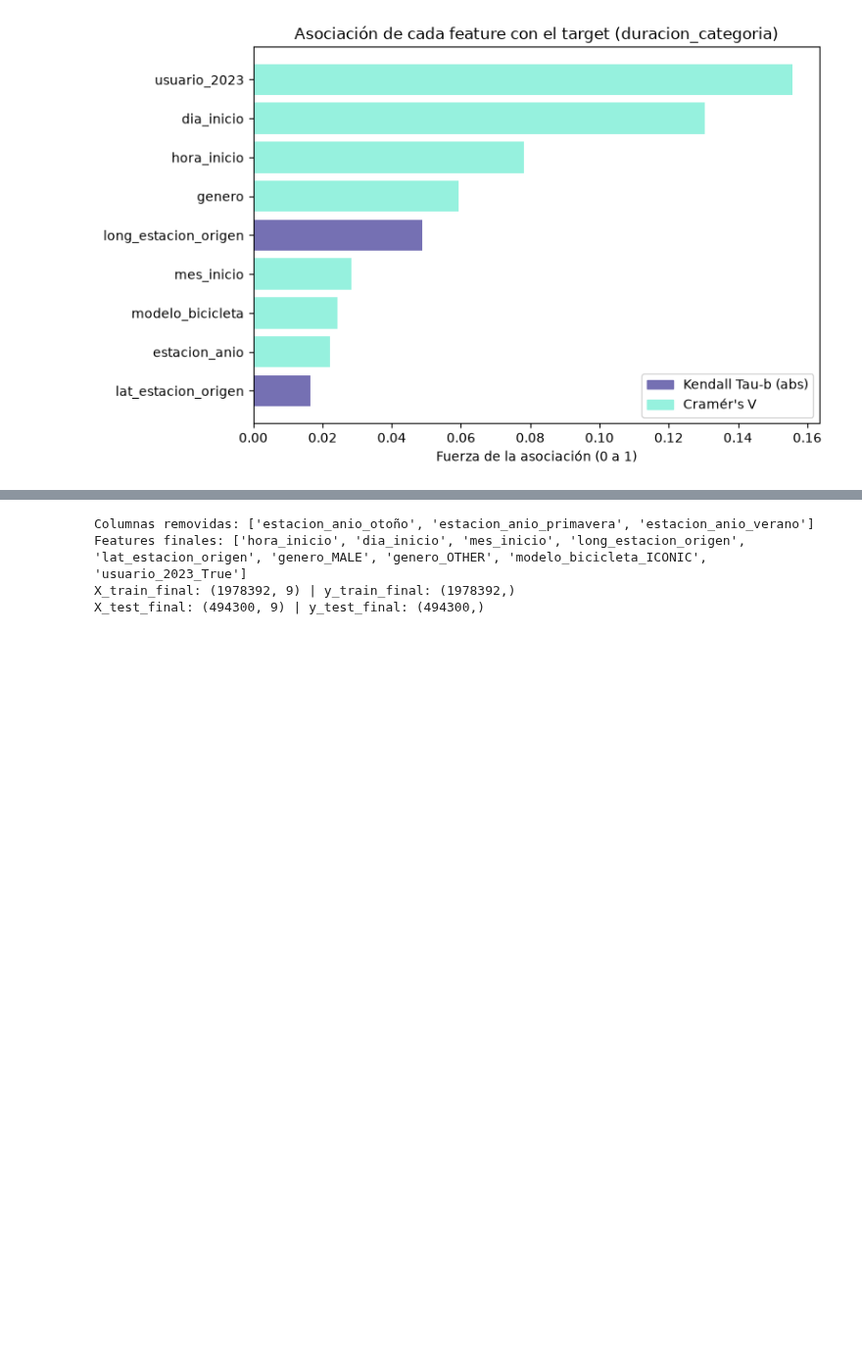
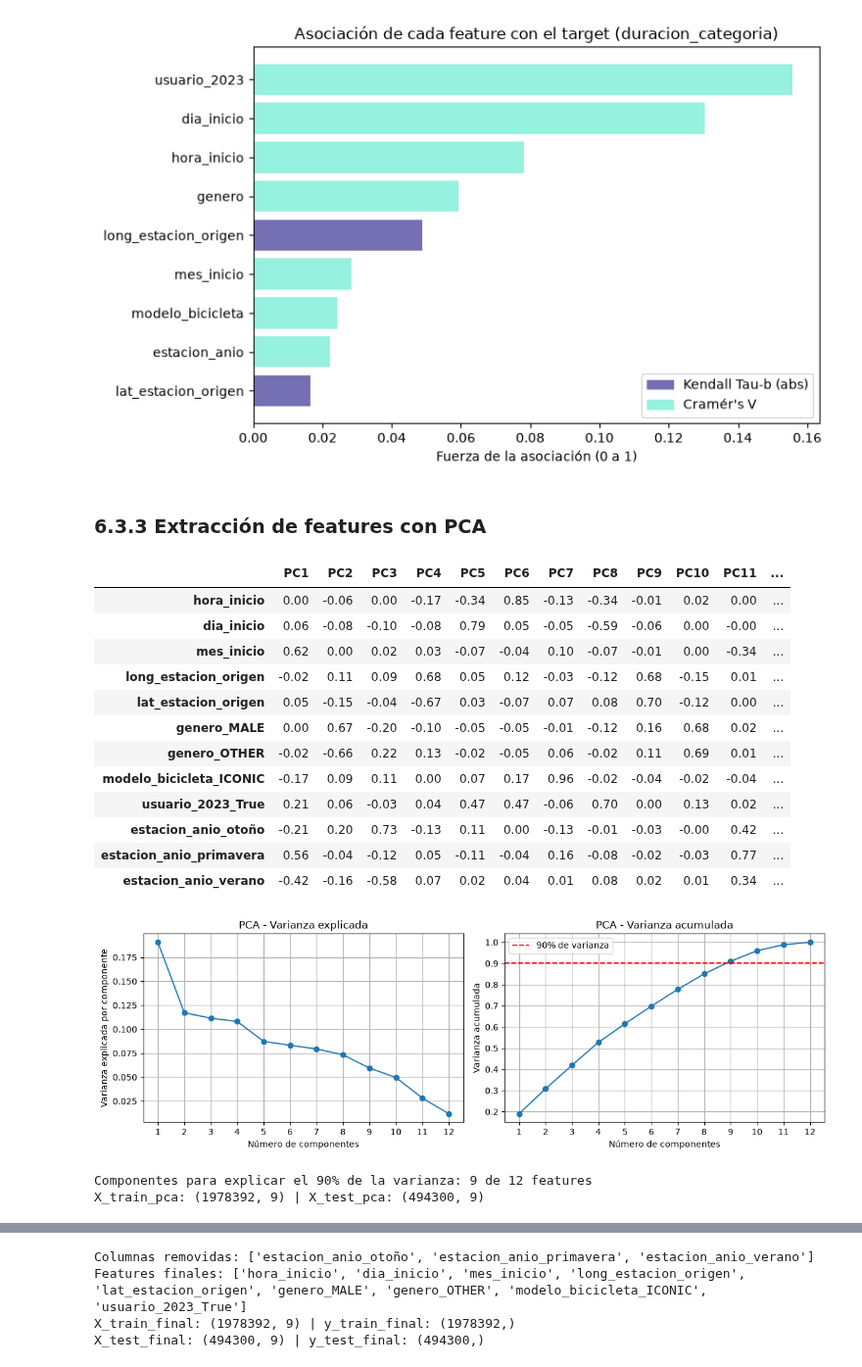
Before and after one commit to brigere/data-anlysis-ceia, a Jupyter notebook: tp_final_2026.ipynb, the cells around one changed output, grey strips where cells are left out. Shown at 98% size. Cells and saved outputs as stored; diff of their text form; code cells hidden in the pictures; blank space fills up the shorter version.

Commit message:
se agreaga pca analisis

```diff
--- a/tp_final_2026.ipynb
+++ b/tp_final_2026.ipynb
@@ -1974,3 +1978,71 @@ plt.show()
 | estacion_anio | Cramér's V | 0.022 |
 | lat_estacion_origen | Kendall Tau-b (abs) | 0.017 |
 [figure]
+# %% [markdown]
+### 6.3.3 Extracción de features con PCA
+# %%
+from sklearn.decomposition import PCA
+
+# se parte del set codificado y escalado (6.1 y 6.2); todavia se incluye estacion_anio (se remueve recien en 6.3.4)
+cols_pca = list(X_train_scaled.columns)
+
+# PCA es sensible a la escala: aca se estandarizan TODAS las features (incluidas hora, dia y mes),
+# solo para este analisis. Se ajusta con train y se aplica igual a test (sin fuga de informacion)
+scaler_pca = StandardScaler().fit(X_train_scaled[cols_pca])
+X_train_std = scaler_pca.transform(X_train_scaled[cols_pca])
+X_test_std = scaler_pca.transform(X_test_scaled[cols_pca])
+
+# Paso 1) ejes principales: se calculan todos los componentes y solo con train
+pca = PCA(n_components=len(cols_pca))
+pca.fit(X_train_std)
+
+# Loadings: cuanto aporta cada feature a cada componente
+loadings = pd.DataFrame(pca.components_.T, columns=[f"PC{i+1}" for i in range(pca.n_components_)], index=cols_pca)
+display(loadings.round(2))
+
+# Varianza explicada por componente y acumulada
+explained_var = pca.explained_variance_ratio_
+cumulative_var = np.cumsum(explained_var)
+componentes = np.arange(1, len(explained_var) + 1)
+
+fig, axes = plt.subplots(1, 2, figsize=(12, 4))
+axes[0].plot(componentes, explained_var, marker="o")
+axes[0].set_title("PCA - Varianza explicada")
+axes[0].set_ylabel("Varianza explicada por componente")
+axes[1].plot(componentes, cumulative_var, marker="o")
+axes[1].axhline(y=0.9, color="red", linestyle="--", label="90% de varianza")
+axes[1].set_title("PCA - Varianza acumulada")
+axes[1].set_ylabel("Varianza acumulada")
+axes[1].legend()
+for ax in axes:
+    ax.set_xticks(componentes)
+    ax.set_xlabel("Número de componentes")
+    ax.grid(True)
+plt.tight_layout()
+plt.show()
+
+# Paso 2) proyeccion: componentes necesarios para explicar al menos el 90% de la varianza
+n_comp = int(np.argmax(cumulative_var >= 0.9) + 1)
+print(f"Componentes para explicar el 90% de la varianza: {n_comp} de {len(cols_pca)} features")
+
+pca_90 = PCA(n_components=n_comp).fit(X_train_std)
+X_train_pca = pd.DataFrame(pca_90.transform(X_train_std), index=X_train_scaled.index, columns=[f"PC{i+1}" for i in range(n_comp)])
+X_test_pca = pd.DataFrame(pca_90.transform(X_test_std), index=X_test_scaled.index, columns=X_train_pca.columns)
+print("X_train_pca:", X_train_pca.shape, "| X_test_pca:", X_test_pca.shape)
+# %% [output]
+|  | PC1 | PC2 | PC3 | PC4 | PC5 | PC6 | PC7 | PC8 | PC9 | PC10 | PC11 | ... |
+| hora_inicio | 0.00 | -0.06 | 0.00 | -0.17 | -0.34 | 0.85 | -0.13 | -0.34 | -0.01 | 0.02 | 0.00 | ... |
+| dia_inicio | 0.06 | -0.08 | -0.10 | -0.08 | 0.79 | 0.05 | -0.05 | -0.59 | -0.06 | 0.00 | -0.00 | ... |
+| mes_inicio | 0.62 | 0.00 | 0.02 | 0.03 | -0.07 | -0.04 | 0.10 | -0.07 | -0.01 | 0.00 | -0.34 | ... |
+| long_estacion_origen | -0.02 | 0.11 | 0.09 | 0.68 | 0.05 | 0.12 | -0.03 | -0.12 | 0.68 | -0.15 | 0.01 | ... |
+| lat_estacion_origen | 0.05 | -0.15 | -0.04 | -0.67 | 0.03 | -0.07 | 0.07 | 0.08 | 0.70 | -0.12 | 0.00 | ... |
+| genero_MALE | 0.00 | 0.67 | -0.20 | -0.10 | -0.05 | -0.05 | -0.01 | -0.12 | 0.16 | 0.68 | 0.02 | ... |
+| genero_OTHER | -0.02 | -0.66 | 0.22 | 0.13 | -0.02 | -0.05 | 0.06 | -0.02 | 0.11 | 0.69 | 0.01 | ... |
+| modelo_bicicleta_ICONIC | -0.17 | 0.09 | 0.11 | 0.00 | 0.07 | 0.17 | 0.96 | -0.02 | -0.04 | -0.02 | -0.04 | ... |
+| usuario_2023_True | 0.21 | 0.06 | -0.03 | 0.04 | 0.47 | 0.47 | -0.06 | 0.70 | 0.00 | 0.13 | 0.02 | ... |
+| estacion_anio_otoño | -0.21 | 0.20 | 0.73 | -0.13 | 0.11 | 0.00 | -0.13 | -0.01 | -0.03 | -0.00 | 0.42 | ... |
+| estacion_anio_primavera | 0.56 | -0.04 | -0.12 | 0.05 | -0.11 | -0.04 | 0.16 | -0.08 | -0.02 | -0.03 | 0.77 | ... |
+| estacion_anio_verano | -0.42 | -0.16 | -0.58 | 0.07 | 0.02 | 0.04 | 0.01 | 0.08 | 0.02 | 0.01 | 0.34 | ... |
+[figure, added]
+Componentes para explicar el 90% de la varianza: 9 de 12 features
+X_train_pca: (1978392, 9) | X_test_pca: (494300, 9)
```
Also changed, not shown: parts of 7 cells of this notebook.
